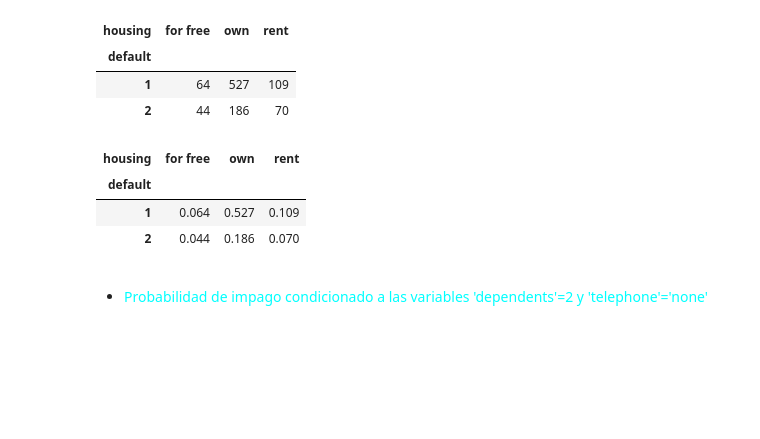
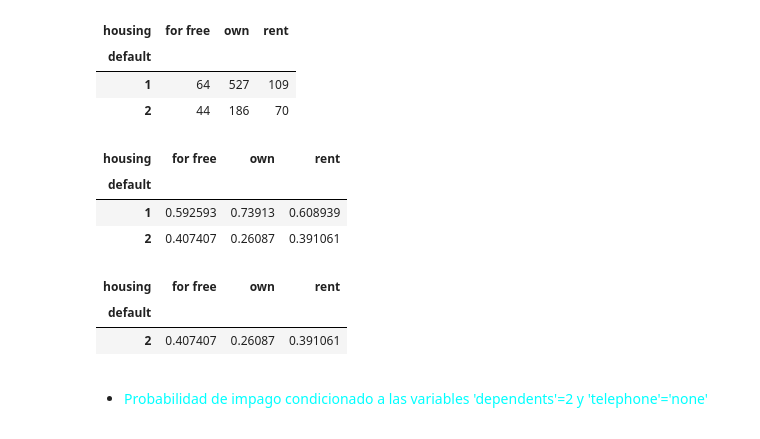
Before and after one commit to Vic263RP/MIA3-Formacion-2023-UV-AI, a Jupyter notebook: B1_HerramientasParaIA/T2_Estadistica/Tarea/tarea_1.ipynb, the cells around one changed output. Cells and saved outputs as stored; diff of their text form; code cells hidden in the pictures; blank space fills up the shorter version.

```diff
--- a/B1_HerramientasParaIA/T2_Estadistica/Tarea/tarea_1.ipynb
+++ b/B1_HerramientasParaIA/T2_Estadistica/Tarea/tarea_1.ipynb
@@ -63,13 +63,19 @@ housing_Default
 | 1 | 64 | 527 | 109 |
 | 2 | 44 | 186 | 70 |
 # %%
-hvdFrec = housing_Default / N
+hvdFrec = housing_Default.div(housing_Default.sum())
 hvdFrec
 # %% [output]
 | housing | for free | own | rent |
 | default |  |  |  |
-| 1 | 0.064 | 0.527 | 0.109 |
-| 2 | 0.044 | 0.186 | 0.070 |
+| 1 | 0.592593 | 0.73913 | 0.608939 |
+| 2 | 0.407407 | 0.26087 | 0.391061 |
+# %%
+hvdFrec.loc[hvdFrec.index == 2]
+# %% [output]
+| housing | for free | own | rent |
+| default |  |  |  |
+| 2 | 0.407407 | 0.26087 | 0.391061 |
 # %% [markdown]
 - <p style = 'color:cyan'>Probabilidad de impago condicionado a las variables 'dependents'=2 y 'telephone'='none'</p>
 # %%
```
Also changed, not shown: parts of 11 cells of this notebook, 1 other file.
